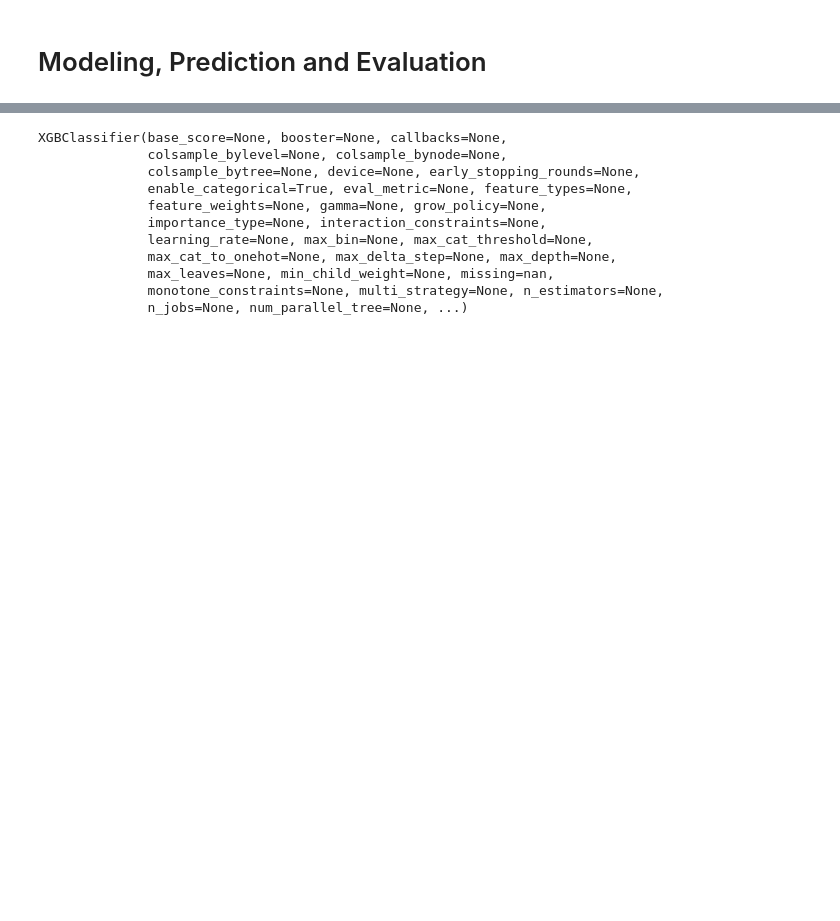
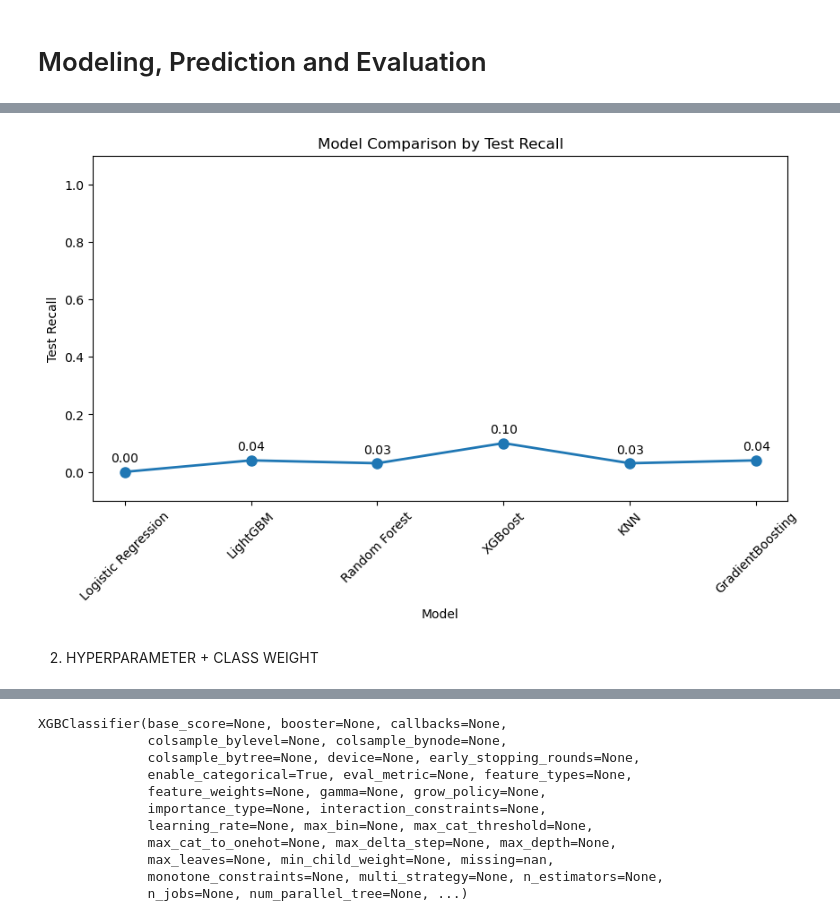
Before and after one commit to yoanl13/End-to-end-final-project-DSML, a Jupyter notebook: 1_DataScience_FinalProject_FraudDetection.ipynb, the cells around one changed output, grey strips where cells are left out. Saved outputs shown, nothing was run; the diff lists cells and outputs as text; code cells hidden in the pictures; blank space fills up the shorter version.

```diff
--- a/1_DataScience_FinalProject_FraudDetection.ipynb
+++ b/1_DataScience_FinalProject_FraudDetection.ipynb
@@ -720,0 +749,20 @@ KNN:
+# %%
+order = [
+    "Logistic Regression",
+    "LightGBM",
+    "Random Forest",
+    "XGBoost",
+    "KNN",
+    "GradientBoosting"
+]
+
+results_df = pd.DataFrame(results1)
+
+results_df["model"] = pd.Categorical(
+    results_df["model"],
+    categories=order,
+    ordered=True
+)
+
+results_df = results_df.sort_values("model").reset_index(drop=True)
+results_df
@@ -721 +777,32 @@ KNN:
+# %%
+plt.figure(figsize=(10, 5))
+
+plt.plot(
+    results_df["model"],
+    results_df["test recall"],
+    marker="o",
+    markersize=8,
+    linewidth=2
+)
+
+for model, recall in zip(results_df["model"], results_df["test recall"]):
+    plt.annotate(
+        f"{recall:.2f}",
+        (model, recall),
+        textcoords="offset points",
+        xytext=(0, 8),
+        ha="center"
+    )
+
+plt.xlabel("Model")
+plt.ylabel("Test Recall")
+plt.title("Model Comparison by Test Recall")
+plt.xticks(rotation=45)
+plt.ylim(-0.1, 1.1)
+plt.yticks(np.arange(0, 1.1, 0.2))
+plt.show()
+# %% [output]
+[figure, added]
+# %% [markdown]
+2. HYPERPARAMETER + CLASS WEIGHT
 # %%
```
Also changed, not shown: parts of 87 cells of this notebook.
